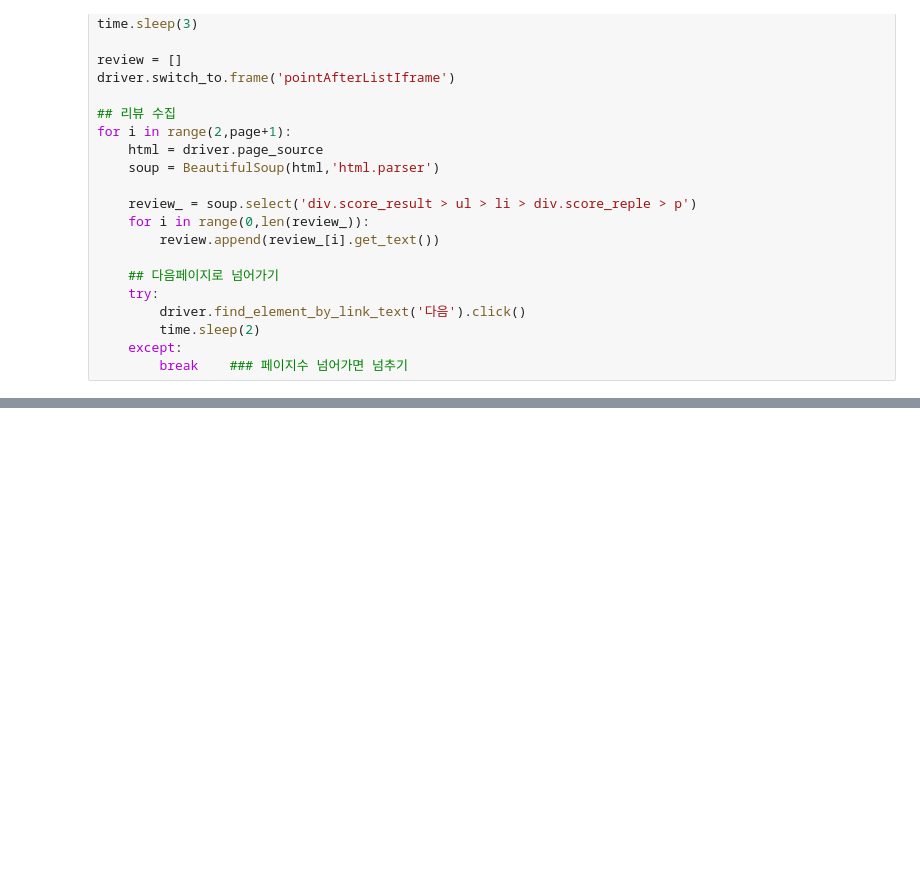
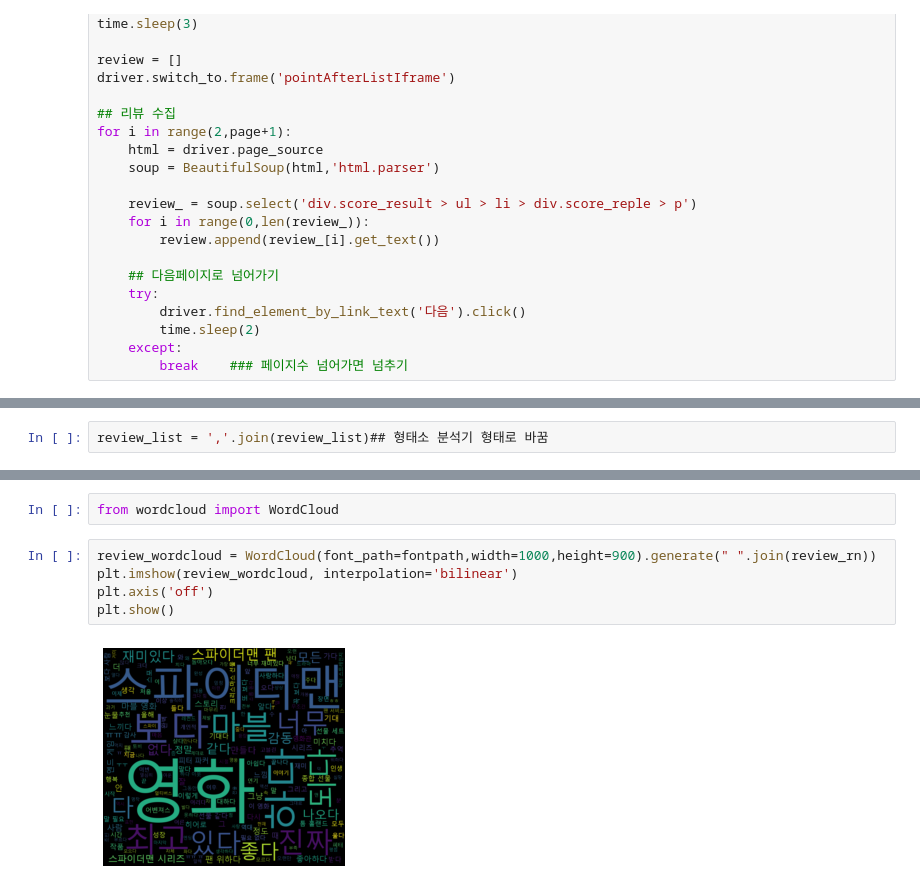
Before and after one commit to donghyeonlim/crawling, a Jupyter notebook: 네이버 영화평 크롤링.ipynb, the cells around one changed output, grey strips where cells are left out. Drawn from its saved outputs; the diff is of its cells as text; blank space fills up the shorter version.

```diff
--- a/네이버 영화평 크롤링.ipynb
+++ b/네이버 영화평 크롤링.ipynb
@@ -77,0 +77,2 @@ review_
+# %%
+review_list = ','.join(review_list)## 형태소 분석기 형태로 바꿈
@@ -77,0 +151,9 @@ review_
+# %%
+from wordcloud import WordCloud
+# %%
+review_wordcloud = WordCloud(font_path=fontpath,width=1000,height=900).generate(" ".join(review_rn))
+plt.imshow(review_wordcloud, interpolation='bilinear')
+plt.axis('off')
+plt.show()
+# %% [output]
+[figure, added]
```
Also changed, not shown: parts of 17 cells of this notebook.
